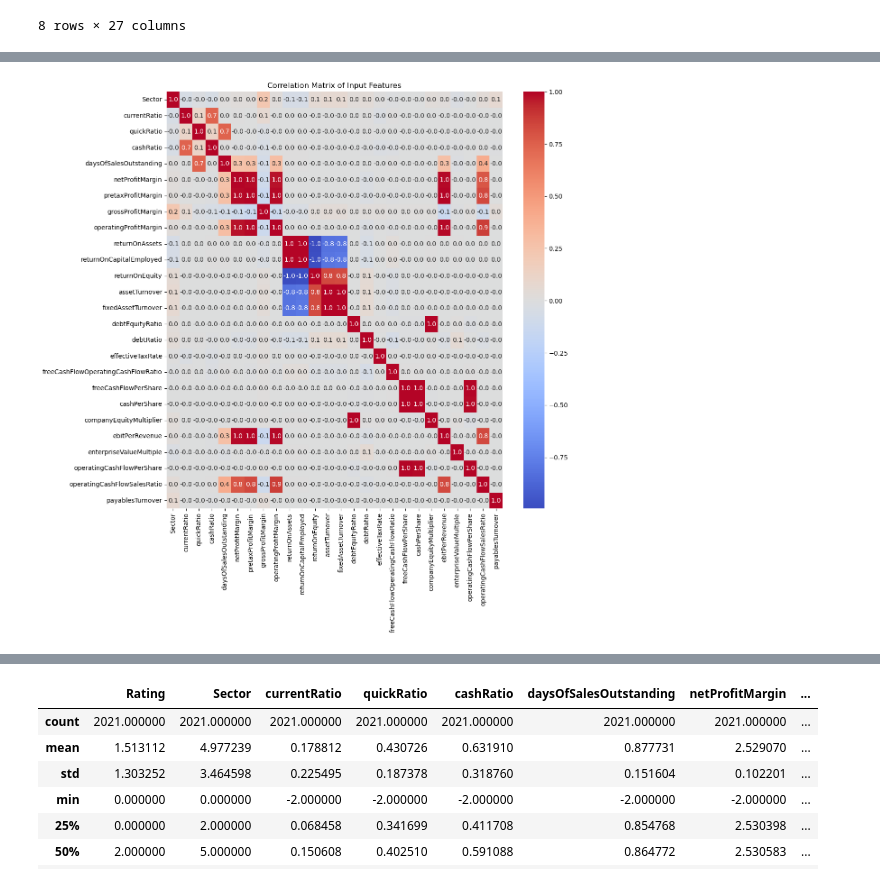
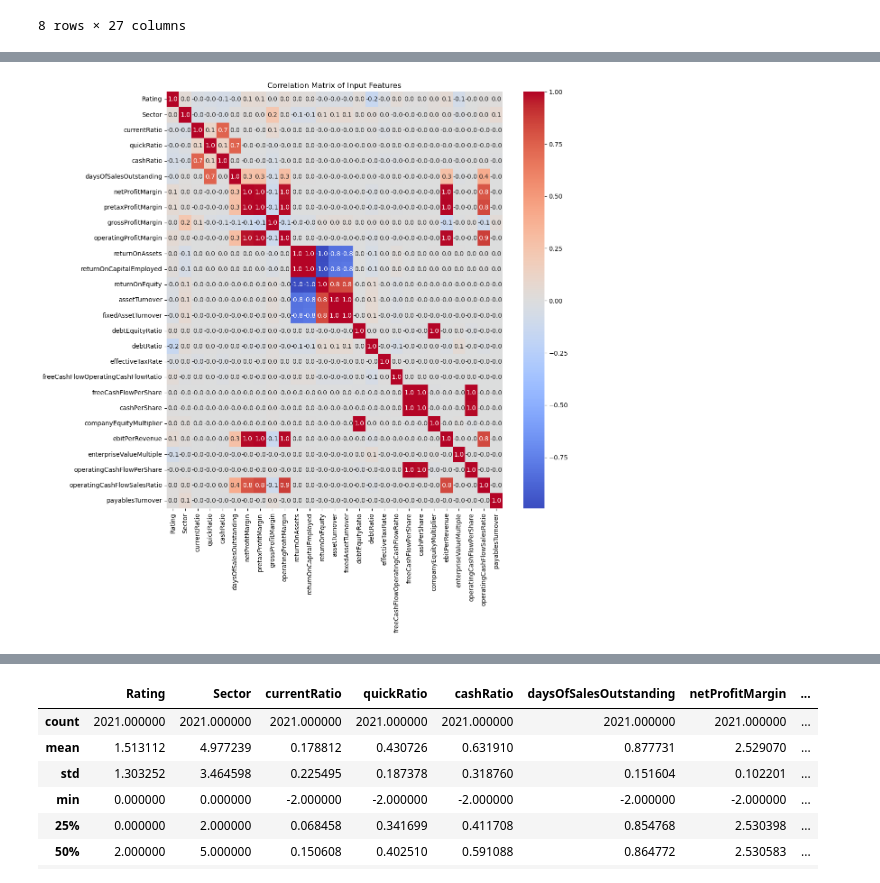
Before and after one commit to monishagopalan/credit-rating-forecast, a Jupyter notebook: exploratory-data-analysis.ipynb, the cells around one changed output, grey strips where cells are left out. Cells and saved outputs as stored; diff of their text form; code cells hidden in the pictures.

```diff
--- a/exploratory-data-analysis.ipynb
+++ b/exploratory-data-analysis.ipynb
@@ -279,11 +282,11 @@ ratings_df.describe()
 # %%
 # Compute the correlation matrix
-correlation_matrix = ratings_df.iloc[:,1:].corr()
+correlation_matrix = ratings_df.corr()
 
 # Plot the correlation matrix as a heatmap
 plt.figure(figsize=(12, 12))
 sns.heatmap(correlation_matrix, annot=True, cmap='coolwarm', fmt=".1f")
 plt.title("Correlation Matrix of Input Features")
 plt.show()
 # %% [output]
-[figure, old version]
+[figure, new version]
```
Also changed, not shown: parts of 6 cells of this notebook, 3 other files.
